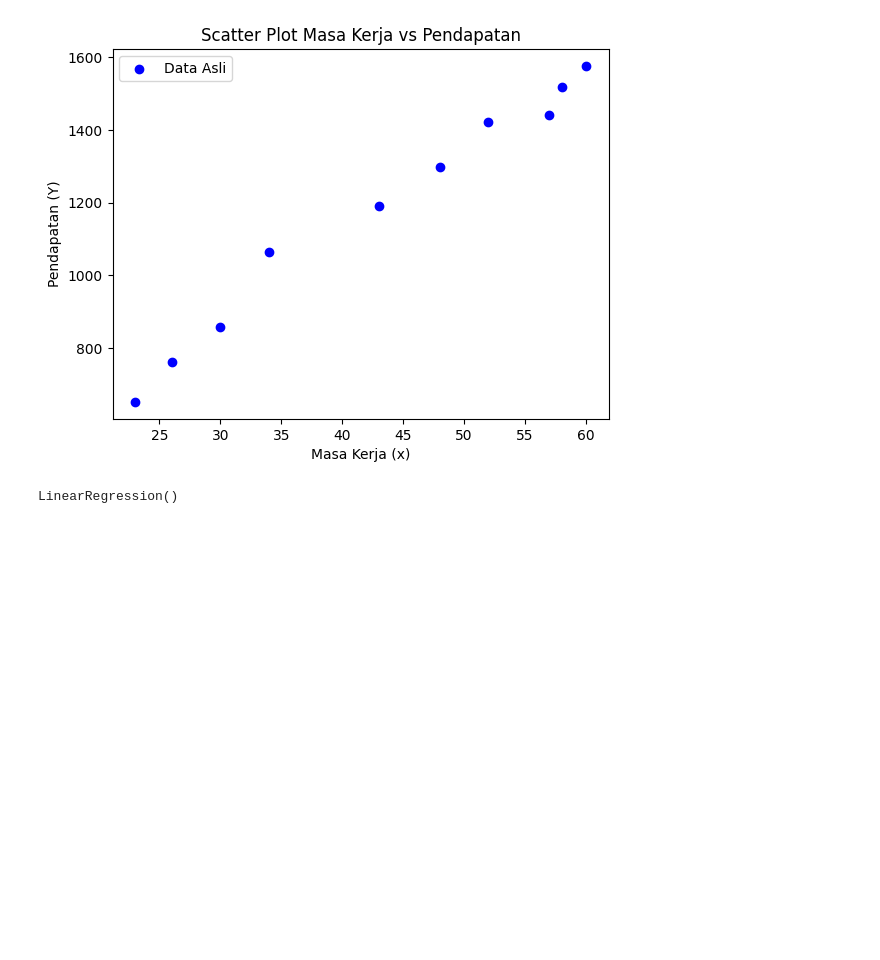
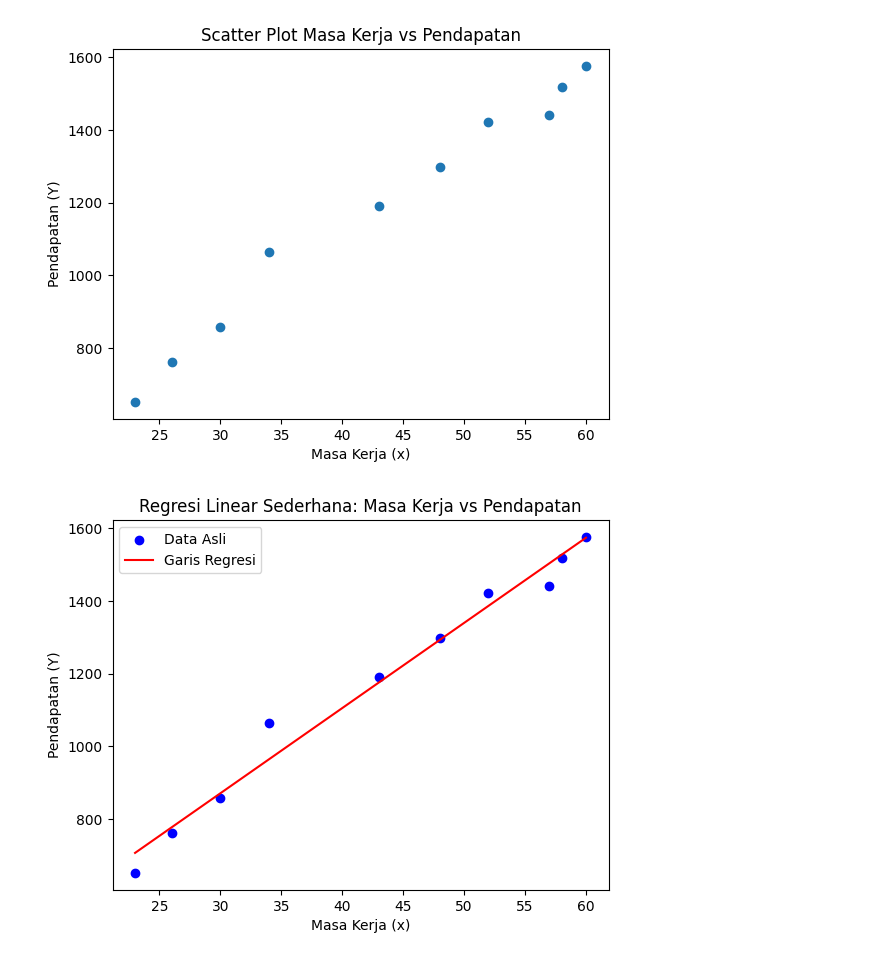
Before and after one commit to apriliamonica/Machine-Learning, a Jupyter notebook: MonicaApriliaPandeiroth_22013022_tugas1.ipynb, the cells around one changed output. Cells and saved outputs as stored; diff of their text form; code cells hidden in the pictures; blank space fills up the shorter version.

```diff
--- a/MonicaApriliaPandeiroth_22013022_tugas1.ipynb
+++ b/MonicaApriliaPandeiroth_22013022_tugas1.ipynb
@@ -3,9 +3,16 @@
 # %%
 import numpy as np
 import pandas as pd
 import matplotlib.pyplot as plt
 from sklearn.linear_model import LinearRegression
 
-x_values = [23, 26, 30, 34, 43, 48, 52, 57, 58, 60]
-y_values = [651, 762, 856, 1063, 1190, 1298, 1421, 1440, 1518, 1576]
-df = pd.DataFrame({'Masa Kerja': x_values, 'Pendapatan': y_values})
+data = {'x' :  [23, 26, 30, 34, 43, 48, 52, 57, 58, 60], 'y' : [651, 762, 856, 1063, 1190, 1298, 1421, 1440, 1518, 1576]}
+df = pd.DataFrame(data)
+
+plt.scatter(df['x'], df['y'])
+plt.xlabel("Masa Kerja (x)")
+plt.ylabel("Pendapatan (Y)")
+plt.title("Scatter Plot Masa Kerja vs Pendapatan")
+plt.show()
+# %% [output]
+[figure, added]
@@ -17,9 +19,18 @@ df = pd.DataFrame({'Masa Kerja': x_values, 'Pendapatan': y_values})
 # %%
-plt.scatter(df['Masa Kerja'], df['Pendapatan'], color='blue', label="Data Asli")
+x = df['x'].values.reshape(-1,1)
+y = df['y'].values.reshape(-1,1)
+
+model = LinearRegression()
+model.fit(x, y)
+a = model.coef_
+b = model.intercept_
+
+plt.scatter(x, y, color='blue', label="Data Asli")
+plt.plot(x, model.predict(x), color='red', label="Garis Regresi")
 plt.xlabel("Masa Kerja (x)")
 plt.ylabel("Pendapatan (Y)")
-plt.title("Scatter Plot Masa Kerja vs Pendapatan")
+plt.title("Regresi Linear Sederhana: Masa Kerja vs Pendapatan")
 plt.legend()
 plt.show()
 # %% [output]
-[figure, old version]
+[figure, new version]
@@ -29,5 +36,0 @@ y = np.array(y_values).reshape(-1, 1)
-# %%
-model = LinearRegression()
-model.fit(x, y)
-# %% [output]
-LinearRegression()
```
Also changed, not shown: parts of 6 cells of this notebook.
